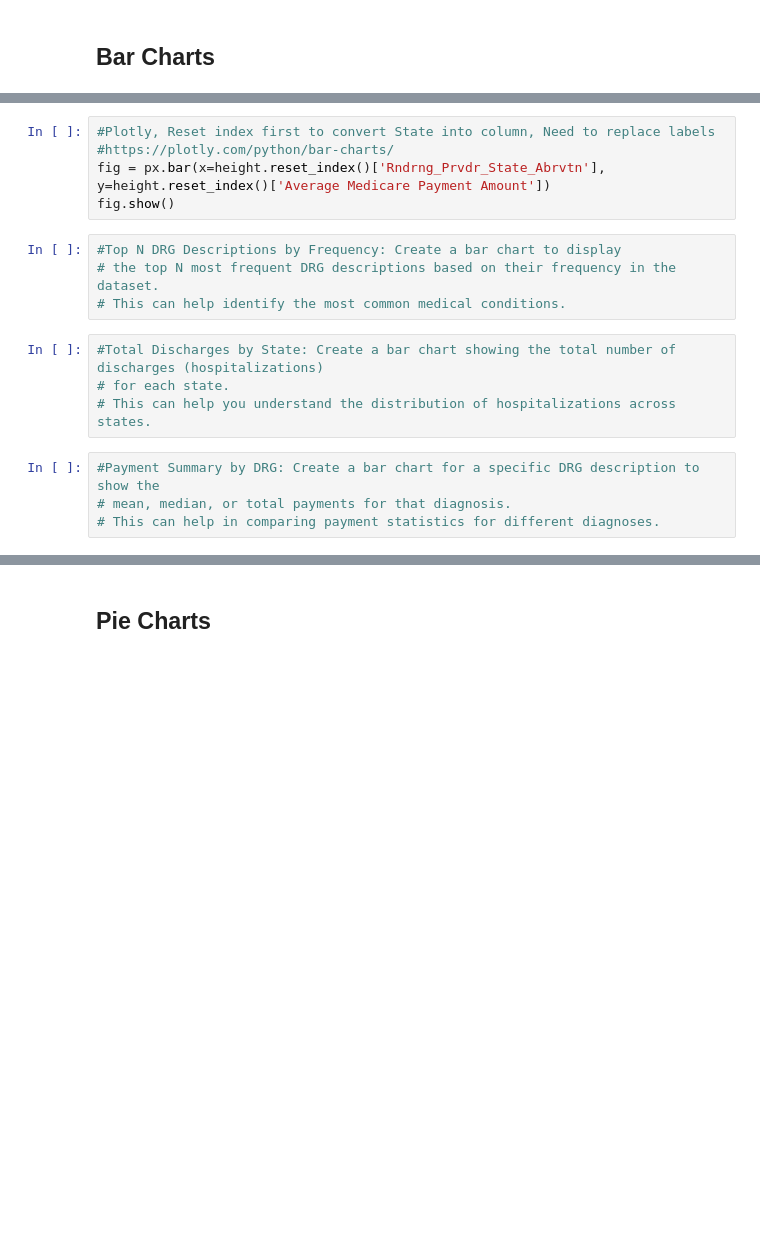
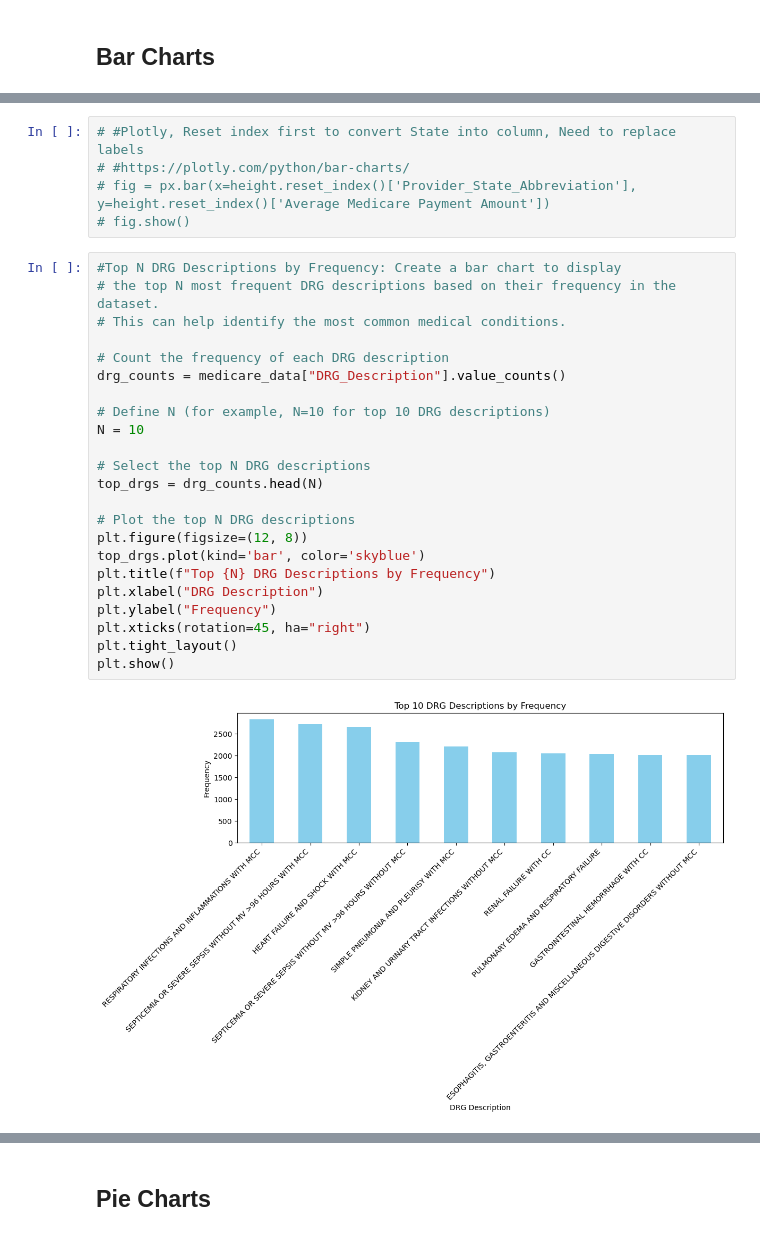
Before and after one commit to kgndirangu/project1, a Jupyter notebook: medicare.ipynb, the cells around one changed output, grey strips where cells are left out. Cells and saved outputs as stored; diff of their text form; blank space fills up the shorter version.

```diff
--- a/medicare.ipynb
+++ b/medicare.ipynb
@@ -430,17 +539,30 @@ plt.show()
 # %%
-#Plotly, Reset index first to convert State into column, Need to replace labels
-#https://plotly.com/python/bar-charts/
-fig = px.bar(x=height.reset_index()['Rndrng_Prvdr_State_Abrvtn'], y=height.reset_index()['Average Medicare Payment Amount'])
-fig.show()
+# #Plotly, Reset index first to convert State into column, Need to replace labels
+# #https://plotly.com/python/bar-charts/
+# fig = px.bar(x=height.reset_index()['Provider_State_Abbreviation'], y=height.reset_index()['Average Medicare Payment Amount'])
+# fig.show()
 # %%
 #Top N DRG Descriptions by Frequency: Create a bar chart to display
 # the top N most frequent DRG descriptions based on their frequency in the dataset.
 # This can help identify the most common medical conditions.
+
+# Count the frequency of each DRG description
+drg_counts = medicare_data["DRG_Description"].value_counts()
+
+# Define N (for example, N=10 for top 10 DRG descriptions)
+N = 10
+
+# Select the top N DRG descriptions
+top_drgs = drg_counts.head(N)
+
+# Plot the top N DRG descriptions
+plt.figure(figsize=(12, 8))
+top_drgs.plot(kind='bar', color='skyblue')
+plt.title(f"Top {N} DRG Descriptions by Frequency")
+plt.xlabel("DRG Description")
+plt.ylabel("Frequency")
+plt.xticks(rotation=45, ha="right")
+plt.tight_layout()
+plt.show()
+# %% [output]
+[figure, added]
-# %%
-#Total Discharges by State: Create a bar chart showing the total number of discharges (hospitalizations)
-# for each state.
-# This can help you understand the distribution of hospitalizations across states.
-# %%
-#Payment Summary by DRG: Create a bar chart for a specific DRG description to show the
-# mean, median, or total payments for that diagnosis.
-# This can help in comparing payment statistics for different diagnoses.
```
Also changed, not shown: parts of 20 cells of this notebook, 11 other files.
